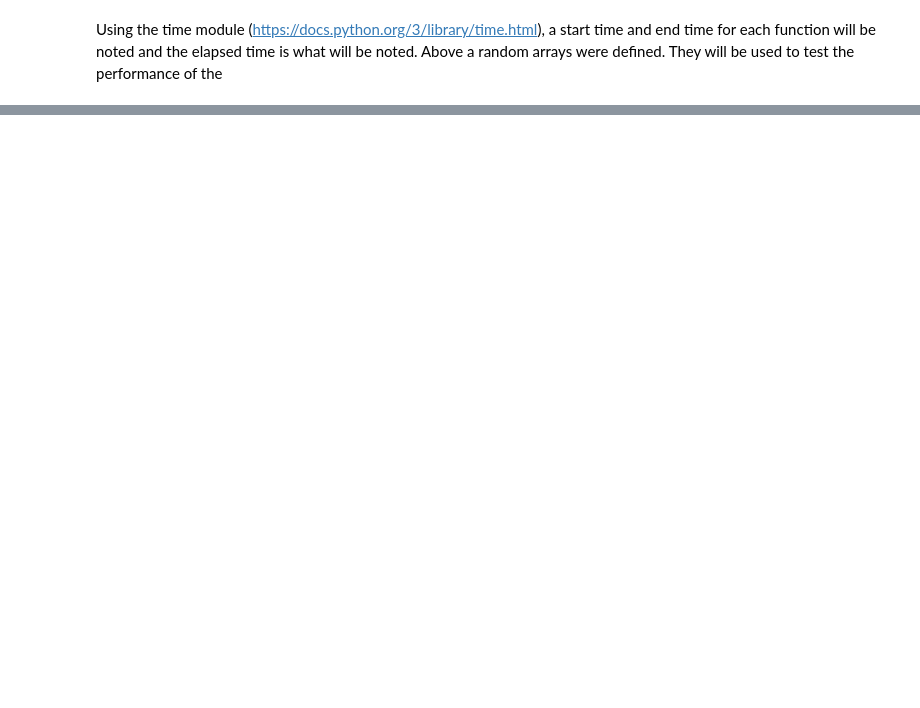
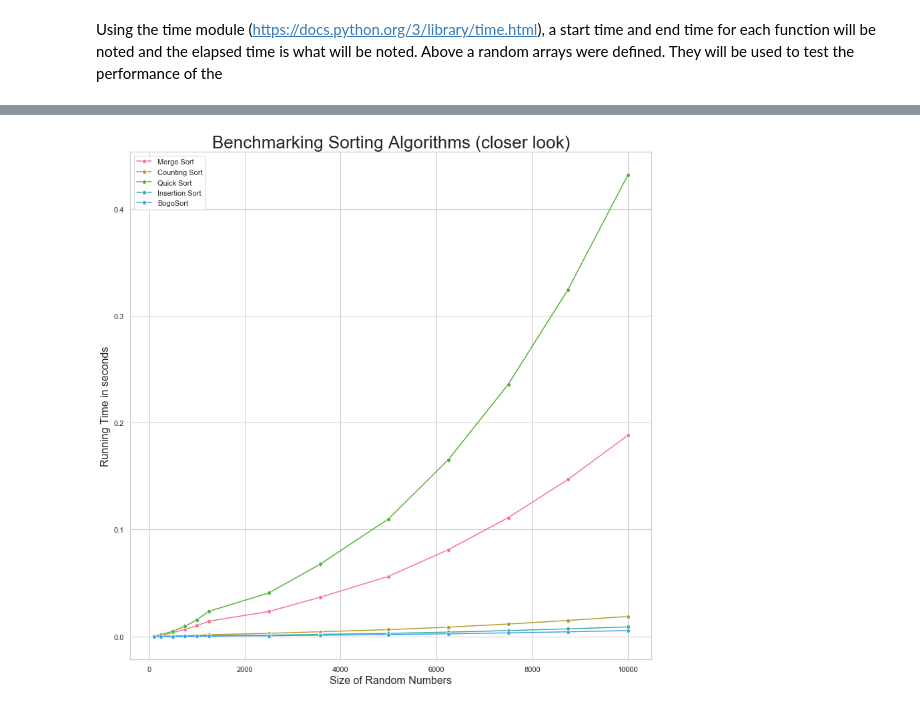
Before and after one commit to RitRa/Algorithms-project-, a Jupyter notebook: Benchmarking Sorting Algorithms.ipynb, the cells around one changed output, grey strips where cells are left out. Drawn from its saved outputs; the diff is of its cells as text; code cells hidden in the pictures; blank space fills up the shorter version.

```diff
--- a/Benchmarking Sorting Algorithms.ipynb
+++ b/Benchmarking Sorting Algorithms.ipynb
@@ -552,0 +431,34 @@ Bubble Sort      None BubbleSort:  0.0005598068237304688
+# %%
+import seaborn as sns
+import matplotlib.pyplot as plt
+sns.set(style="whitegrid", palette="husl", rc={'figure.figsize':(14,14)})
+
+title="Benchmarking Sorting Algorithms (closer look)"
+
+
+# Bubble Sort
+#bubble = sns.lineplot( x="Size", y="Bubble Sort", data=df, marker='o', label='Bubble Sort')
+# Merge sort
+merge = sns.lineplot( x="Size", y="Merge Sort", data=df, marker='o', label='Merge Sort')
+# Counting sort
+counting = sns.lineplot( x="Size", y="Counting sort", marker='o', data=df, label="Counting Sort")
+# Quick sort
+quick = sns.lineplot( x="Size", y="Quick sort", data=df, marker='o',label="Quick Sort")
+# Insertion sort
+insert = sns.lineplot( x="Size", y="Insertion sort", data=df, marker='o', label="Insertion Sort")
+
+# BogoSort
+bogo = sns.lineplot( x="Size", y="BogoSort", data=df, marker='o', label="BogoSort")
+
+
+plt.xlabel('Size of Random Numbers', fontsize=16)
+plt.ylabel('Running Time in seconds',fontsize=16)
+
+# Increasing font size
+plt.title(title, fontsize=26)
+
+
+# Show the plot
+plt.show()
+# %% [output]
+[figure, added]
```
Also changed, not shown: parts of 33 cells of this notebook, 11 other files.
